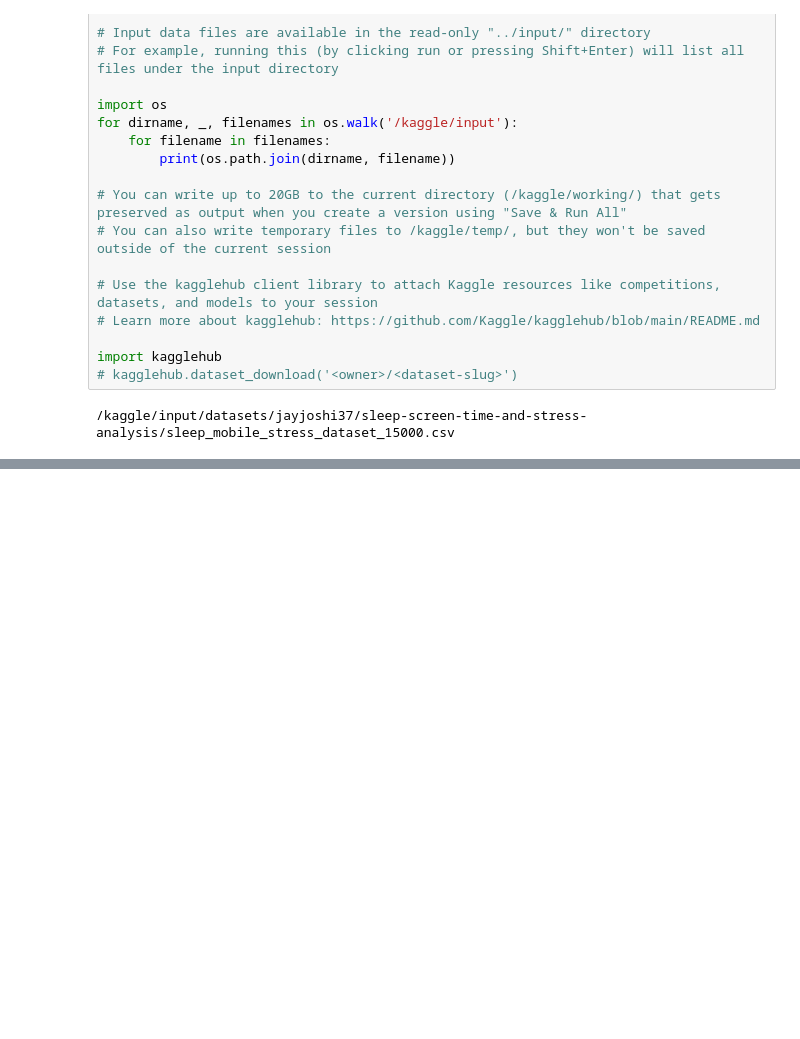
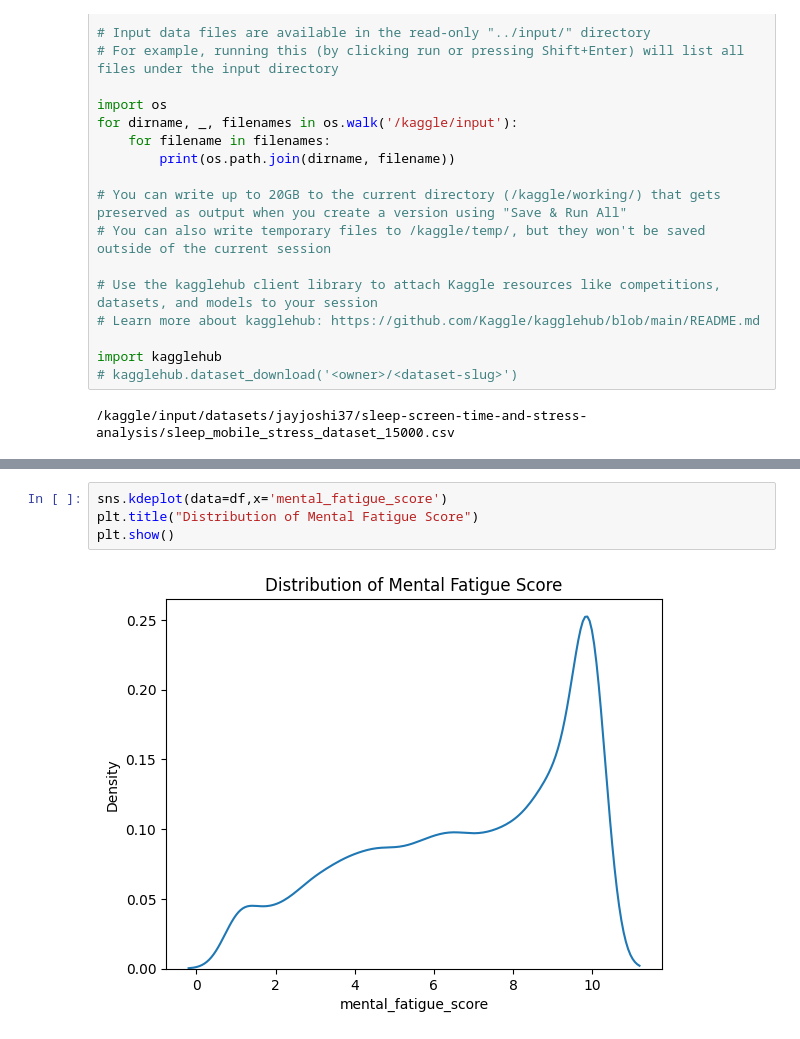
Before and after one commit to shivainlabs/Sleep-Screen-Time-and-Stress-Analysis, a Jupyter notebook: notebooks/01_data_understanding_eda.ipynb, the cells around one changed output, grey strips where cells are left out. Saved outputs shown, nothing was run; the diff lists cells and outputs as text; blank space fills up the shorter version.

Commit message:
Start: Data Understanding Part

```diff
--- a/notebooks/01_data_understanding_eda.ipynb
+++ b/notebooks/01_data_understanding_eda.ipynb
@@ -36,0 +134,6 @@ df.head()
+# %%
+sns.kdeplot(data=df,x='mental_fatigue_score')
+plt.title("Distribution of Mental Fatigue Score")
+plt.show()
+# %% [output]
+[figure, added]
```
Also changed, not shown: parts of 12 cells of this notebook.
